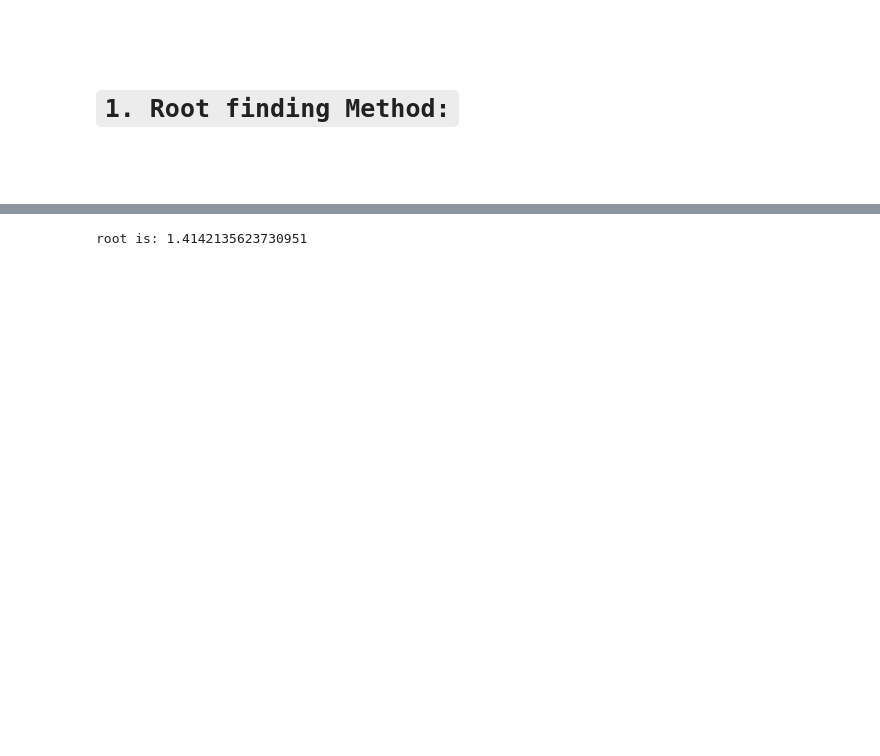
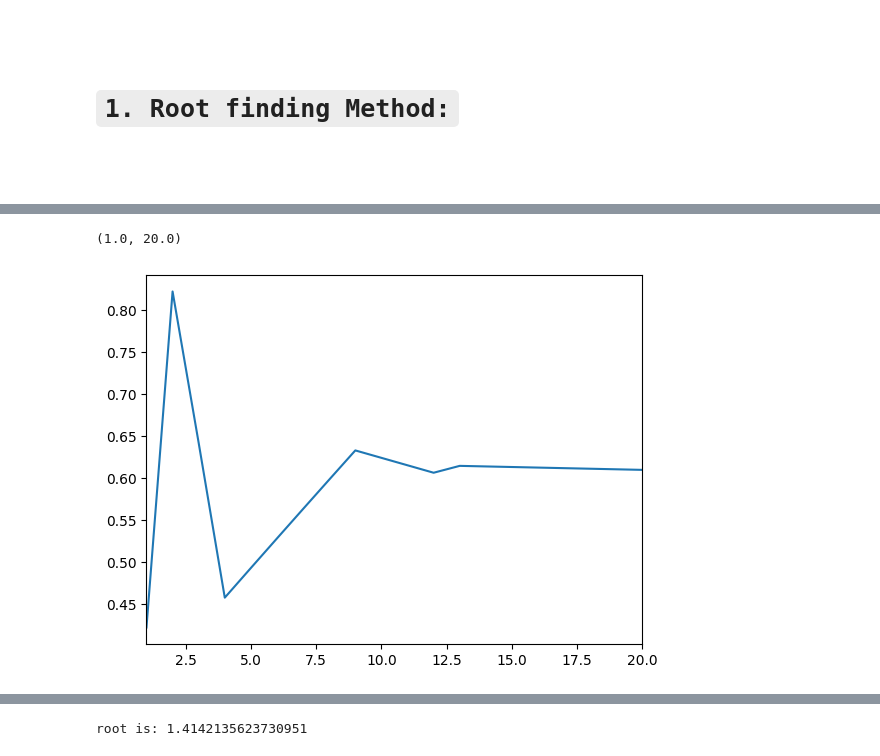
Before and after one commit to yasin-arafat-05/python-academic, a Jupyter notebook: numerical_code/finalexam.ipynb, the cells around one changed output, grey strips where cells are left out. Drawn from its saved outputs; the diff is of its cells as text; code cells hidden in the pictures; blank space fills up the shorter version.

```diff
--- a/numerical_code/finalexam.ipynb
+++ b/numerical_code/finalexam.ipynb
@@ -8,0 +123,7 @@
+# %%
+
+plt.plot(df.index,df["((b*fn(b))- (a*fn(a)))/(fn(b) - fn(a))"])
+plt.xlim(1,20)
+# %% [output]
+(1.0, 20.0)
+[figure, added]
```
Also changed, not shown: parts of 75 cells of this notebook.
